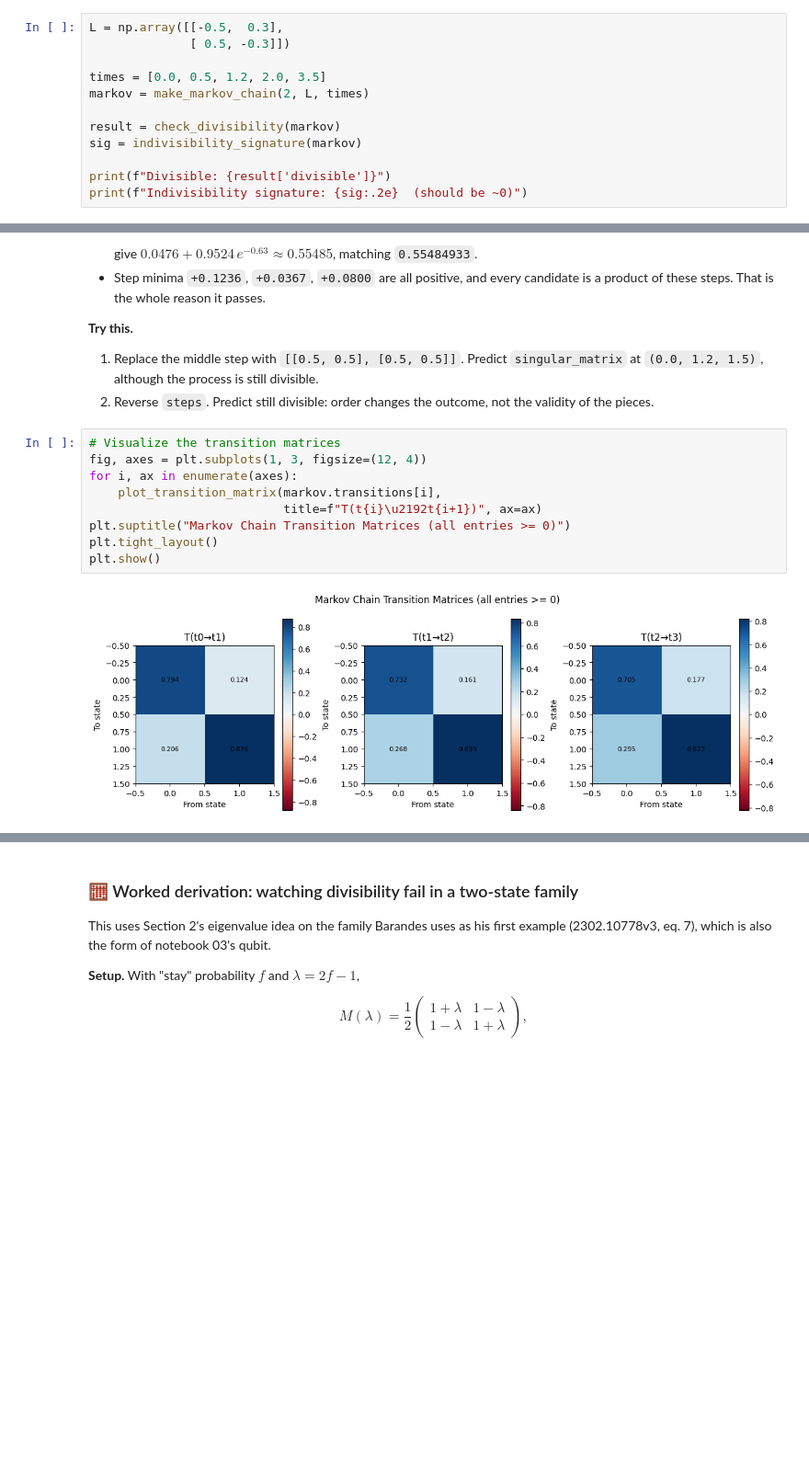
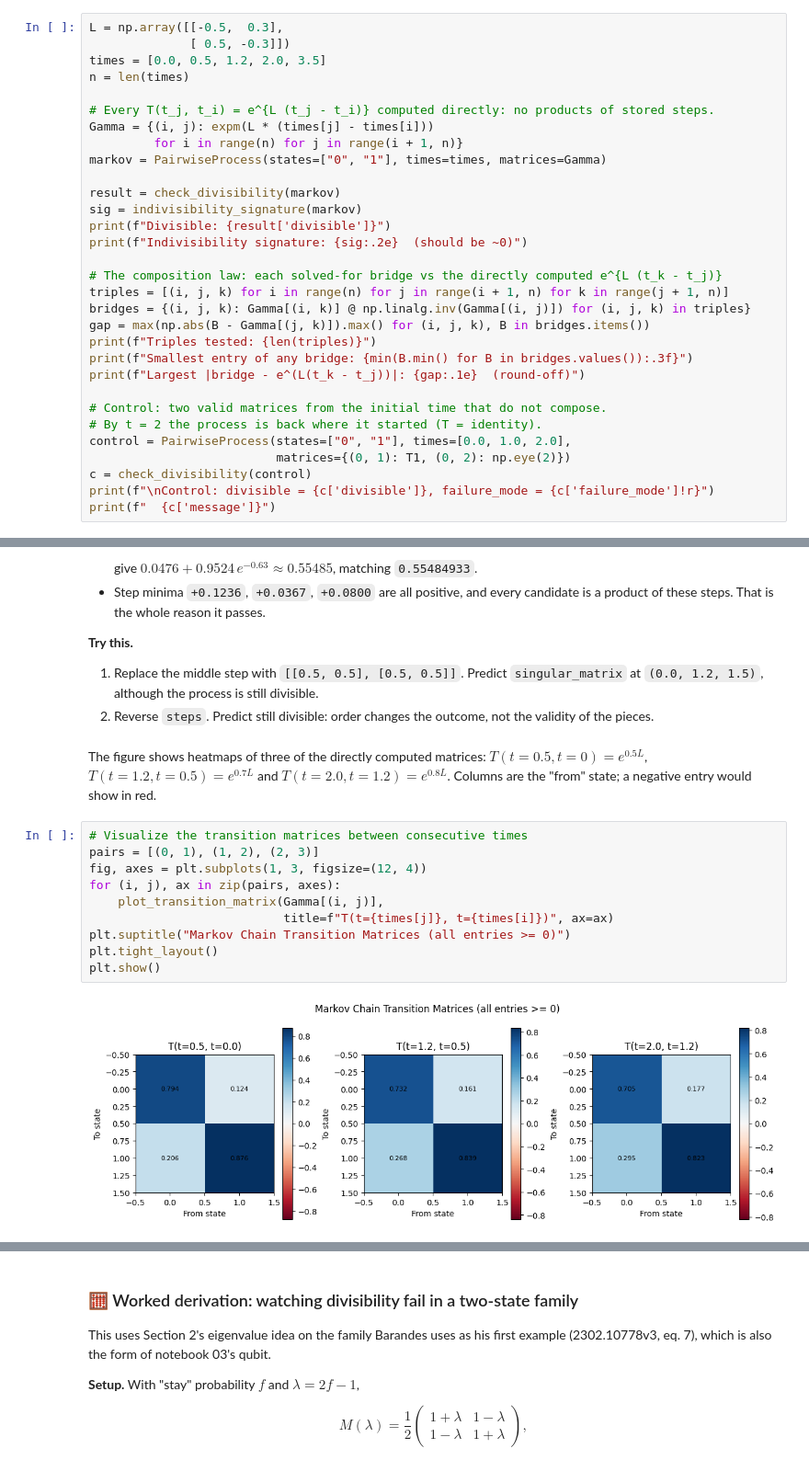
Before and after one commit to mrklaney/isp-lab, a Jupyter notebook: notebooks/02_divisibility_annotated.ipynb, the cells around one changed output, grey strips where cells are left out. Shown at 92% size. Cells and saved outputs as stored; diff of their text form; blank space fills up the shorter version.

```diff
--- a/notebooks/02_divisibility_annotated.ipynb
+++ b/notebooks/02_divisibility_annotated.ipynb
@@ -522,15 +539,34 @@ The bridge $e^{L(t_3 - t_2)}$ has second eigenvalue $e^{-0.8(t_3 - t_2)} \in (0,
 # %%
 L = np.array([[-0.5,  0.3],
               [ 0.5, -0.3]])
+times = [0.0, 0.5, 1.2, 2.0, 3.5]
+n = len(times)
 
-times = [0.0, 0.5, 1.2, 2.0, 3.5]
-markov = make_markov_chain(2, L, times)
+# Every T(t_j, t_i) = e^{L (t_j - t_i)} computed directly: no products of stored steps.
+Gamma = {(i, j): expm(L * (times[j] - times[i]))
+         for i in range(n) for j in range(i + 1, n)}
+markov = PairwiseProcess(states=["0", "1"], times=times, matrices=Gamma)
 
 result = check_divisibility(markov)
 sig = indivisibility_signature(markov)
-
 print(f"Divisible: {result['divisible']}")
 print(f"Indivisibility signature: {sig:.2e}  (should be ~0)")
+
+# The composition law: each solved-for bridge vs the directly computed e^{L (t_k - t_j)}
+triples = [(i, j, k) for i in range(n) for j in range(i + 1, n) for k in range(j + 1, n)]
+bridges = {(i, j, k): Gamma[(i, k)] @ np.linalg.inv(Gamma[(i, j)]) for (i, j, k) in triples}
+gap = max(np.abs(B - Gamma[(j, k)]).max() for (i, j, k), B in bridges.items())
+print(f"Triples tested: {len(triples)}")
+print(f"Smallest entry of any bridge: {min(B.min() for B in bridges.values()):.3f}")
+print(f"Largest |bridge - e^(L(t_k - t_j))|: {gap:.1e}  (round-off)")
+
+# Control: two valid matrices from the initial time that do not compose.
+# By t = 2 the process is back where it started (T = identity).
+control = PairwiseProcess(states=["0", "1"], times=[0.0, 1.0, 2.0],
+                          matrices={(0, 1): T1, (0, 2): np.eye(2)})
+c = check_divisibility(control)
+print(f"\nControl: divisible = {c['divisible']}, failure_mode = {c['failure_mode']!r}")
+print(f"  {c['message']}")
 # %% [output]
 Divisible: True
 Indivisibility signature: 0.00e+00  (should be ~0)
@@ -658,17 +705,22 @@ Not time-homogeneous -- same elapsed time, different transition matrix:
 **Try this.**
 1. Replace the middle step with `[[0.5, 0.5], [0.5, 0.5]]`. Predict `singular_matrix` at `(0.0, 1.2, 1.5)`, although the process is still divisible.
 2. Reverse `steps`. Predict still divisible: order changes the outcome, not the validity of the pieces.
+# %% [markdown]
+The figure shows heatmaps of three of the directly computed matrices:
+$T(t{=}0.5, t{=}0) = e^{0.5L}$, $T(t{=}1.2, t{=}0.5) = e^{0.7L}$ and $T(t{=}2.0, t{=}1.2) = e^{0.8L}$.
+Columns are the "from" state; a negative entry would show in red.
 # %%
-# Visualize the transition matrices
+# Visualize the transition matrices between consecutive times
+pairs = [(0, 1), (1, 2), (2, 3)]
 fig, axes = plt.subplots(1, 3, figsize=(12, 4))
-for i, ax in enumerate(axes):
-    plot_transition_matrix(markov.transitions[i],
-                           title=f"T(t{i}\u2192t{i+1})", ax=ax)
+for (i, j), ax in zip(pairs, axes):
+    plot_transition_matrix(Gamma[(i, j)],
+                           title=f"T(t={times[j]}, t={times[i]})", ax=ax)
 plt.suptitle("Markov Chain Transition Matrices (all entries >= 0)")
 plt.tight_layout()
 plt.show()
 # %% [output]
-[figure, old version]
+[figure, new version]
 # %% [markdown]
 <!-- expansion:02:howto-plot -->
 ### 🧭 What to look at in the figure
```
Also changed, not shown: parts of 20 cells of this notebook, 23 other files.
